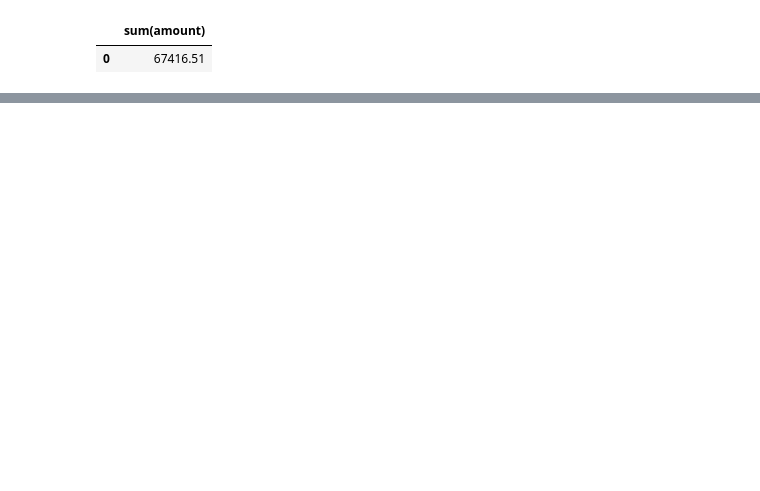
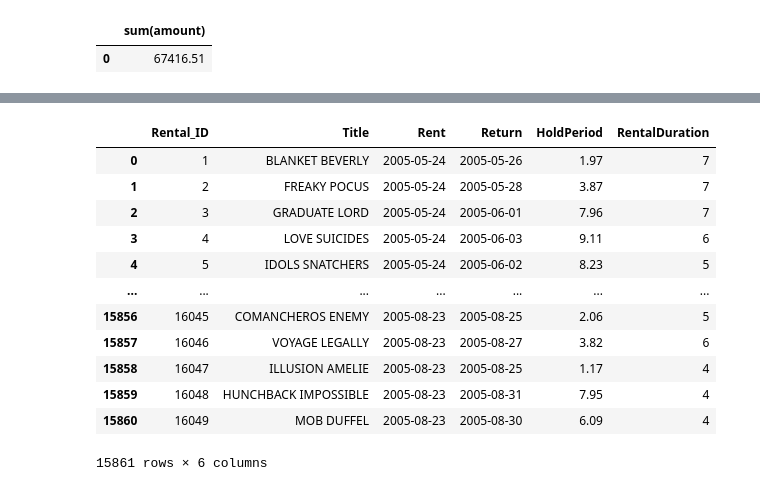
Before and after one commit to basmasirbal/SQL_DB_Project, a Jupyter notebook: SQL_main.ipynb, the cells around one changed output, grey strips where cells are left out. Drawn from its saved outputs; the diff is of its cells as text; code cells hidden in the pictures; blank space fills up the shorter version.

```diff
--- a/SQL_main.ipynb
+++ b/SQL_main.ipynb
@@ -136,0 +412,30 @@ payment
+# %%
+pd.read_sql("""
+
+SELECT
+    r.rental_id AS Rental_ID
+    ,f.title AS Title
+    ,strftime('%Y-%m-%d', r.rental_date) AS Rent
+    ,strftime('%Y-%m-%d', r.return_date) AS Return
+    ,ROUND(JULIANDAY(r.return_date) - JULIANDAY(r.rental_date), 2) AS HoldPeriod
+    ,f.rental_duration AS RentalDuration
+FROM rental AS r
+JOIN inventory AS i ON r.inventory_id = i.inventory_id
+JOIN film AS f ON i.film_id = f.film_id
+WHERE r.return_date IS NOT NULL;
+
+""", connection)
+# %% [output]
+|  | Rental_ID | Title | Rent | Return | HoldPeriod | RentalDuration |
+| 0 | 1 | BLANKET BEVERLY | 2005-05-24 | 2005-05-26 | 1.97 | 7 |
+| 1 | 2 | FREAKY POCUS | 2005-05-24 | 2005-05-28 | 3.87 | 7 |
+| 2 | 3 | GRADUATE LORD | 2005-05-24 | 2005-06-01 | 7.96 | 7 |
+| 3 | 4 | LOVE SUICIDES | 2005-05-24 | 2005-06-03 | 9.11 | 6 |
+| 4 | 5 | IDOLS SNATCHERS | 2005-05-24 | 2005-06-02 | 8.23 | 5 |
+| ... | ... | ... | ... | ... | ... | ... |
+| 15856 | 16045 | COMANCHEROS ENEMY | 2005-08-23 | 2005-08-25 | 2.06 | 5 |
+| 15857 | 16046 | VOYAGE LEGALLY | 2005-08-23 | 2005-08-27 | 3.82 | 6 |
+| 15858 | 16047 | ILLUSION AMELIE | 2005-08-23 | 2005-08-25 | 1.17 | 4 |
+| 15859 | 16048 | HUNCHBACK IMPOSSIBLE | 2005-08-23 | 2005-08-31 | 7.95 | 4 |
+| 15860 | 16049 | MOB DUFFEL | 2005-08-23 | 2005-08-30 | 6.09 | 4 |
+15861 rows × 6 columns
```
Also changed, not shown: parts of 34 cells of this notebook, 10 other files.
